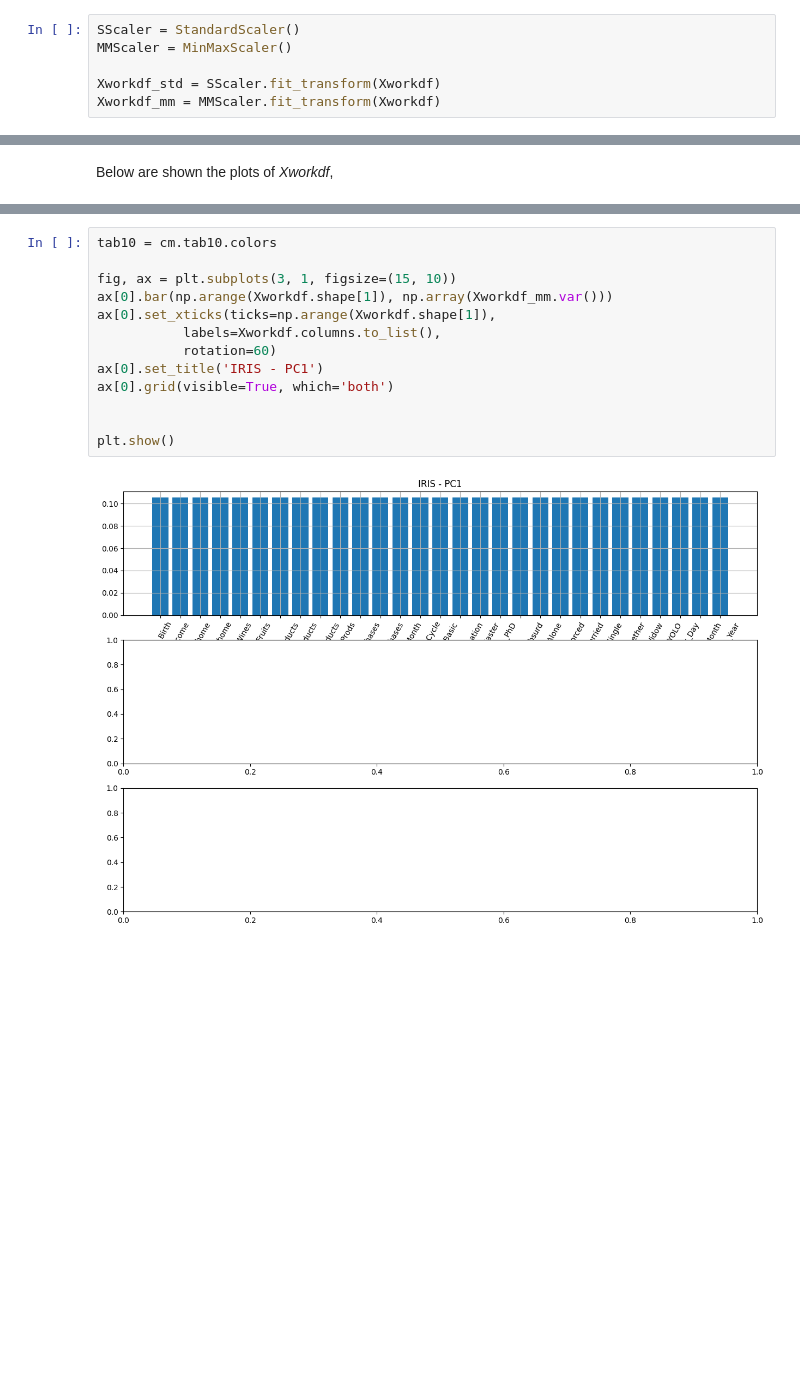
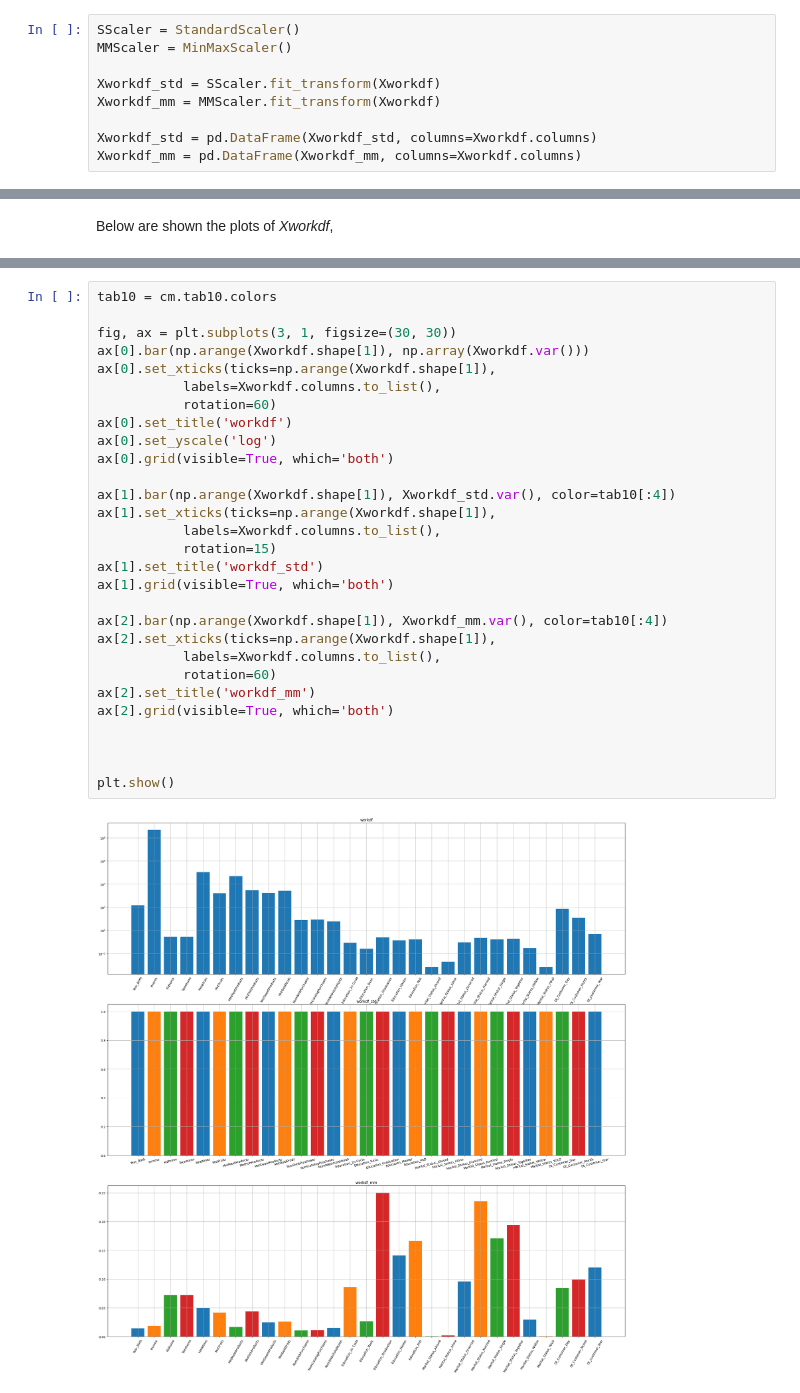
Before and after one commit to MarcoMungaiCoppolino/Data-Science-Portfolio, a Jupyter notebook: PROGETTO/HomeWork_1/MungaiCoppolinoPellegrino.ipynb, the cells around one changed output, grey strips where cells are left out. Drawn from its saved outputs; the diff is of its cells as text; blank space fills up the shorter version.

```diff
--- a/PROGETTO/HomeWork_1/MungaiCoppolinoPellegrino.ipynb
+++ b/PROGETTO/HomeWork_1/MungaiCoppolinoPellegrino.ipynb
@@ -258,3 +260,6 @@ MMScaler = MinMaxScaler()
 
 Xworkdf_std = SScaler.fit_transform(Xworkdf)
 Xworkdf_mm = MMScaler.fit_transform(Xworkdf)
+
+Xworkdf_std = pd.DataFrame(Xworkdf_std, columns=Xworkdf.columns)
+Xworkdf_mm = pd.DataFrame(Xworkdf_mm, columns=Xworkdf.columns)
@@ -286,15 +326,31 @@ len(Xworkdf_mm[0])
 # %%
 tab10 = cm.tab10.colors
 
-fig, ax = plt.subplots(3, 1, figsize=(15, 10))
-ax[0].bar(np.arange(Xworkdf.shape[1]), np.array(Xworkdf_mm.var()))
+fig, ax = plt.subplots(3, 1, figsize=(30, 30))
+ax[0].bar(np.arange(Xworkdf.shape[1]), np.array(Xworkdf.var()))
 ax[0].set_xticks(ticks=np.arange(Xworkdf.shape[1]),
            labels=Xworkdf.columns.to_list(),
            rotation=60)
-ax[0].set_title('IRIS - PC1')
+ax[0].set_title('workdf')
+ax[0].set_yscale('log')
 ax[0].grid(visible=True, which='both')
+
+ax[1].bar(np.arange(Xworkdf.shape[1]), Xworkdf_std.var(), color=tab10[:4])
+ax[1].set_xticks(ticks=np.arange(Xworkdf.shape[1]),
+           labels=Xworkdf.columns.to_list(),
+           rotation=15)
+ax[1].set_title('workdf_std')
+ax[1].grid(visible=True, which='both')
+
+ax[2].bar(np.arange(Xworkdf.shape[1]), Xworkdf_mm.var(), color=tab10[:4])
+ax[2].set_xticks(ticks=np.arange(Xworkdf.shape[1]),
+           labels=Xworkdf.columns.to_list(),
+           rotation=60)
+ax[2].set_title('workdf_mm')
+ax[2].grid(visible=True, which='both')
+
 
 
 plt.show()
 # %% [output]
-[figure, old version]
+[figure, new version]
```
Also changed, not shown: parts of 18 cells of this notebook, 1 other file.
